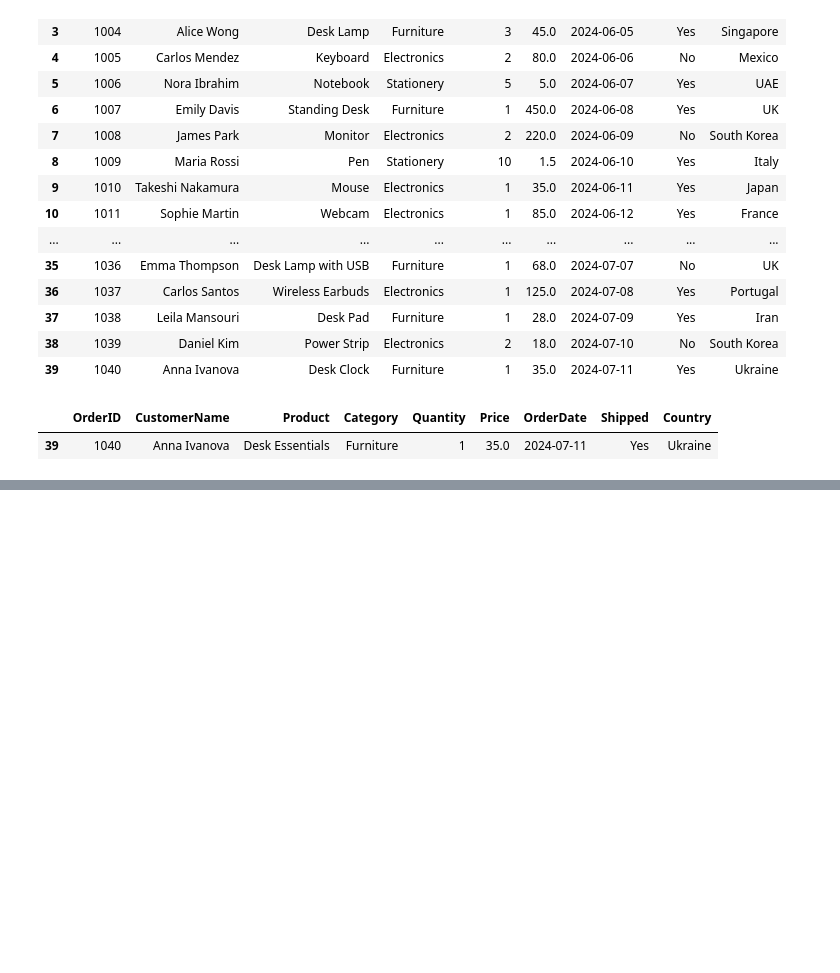
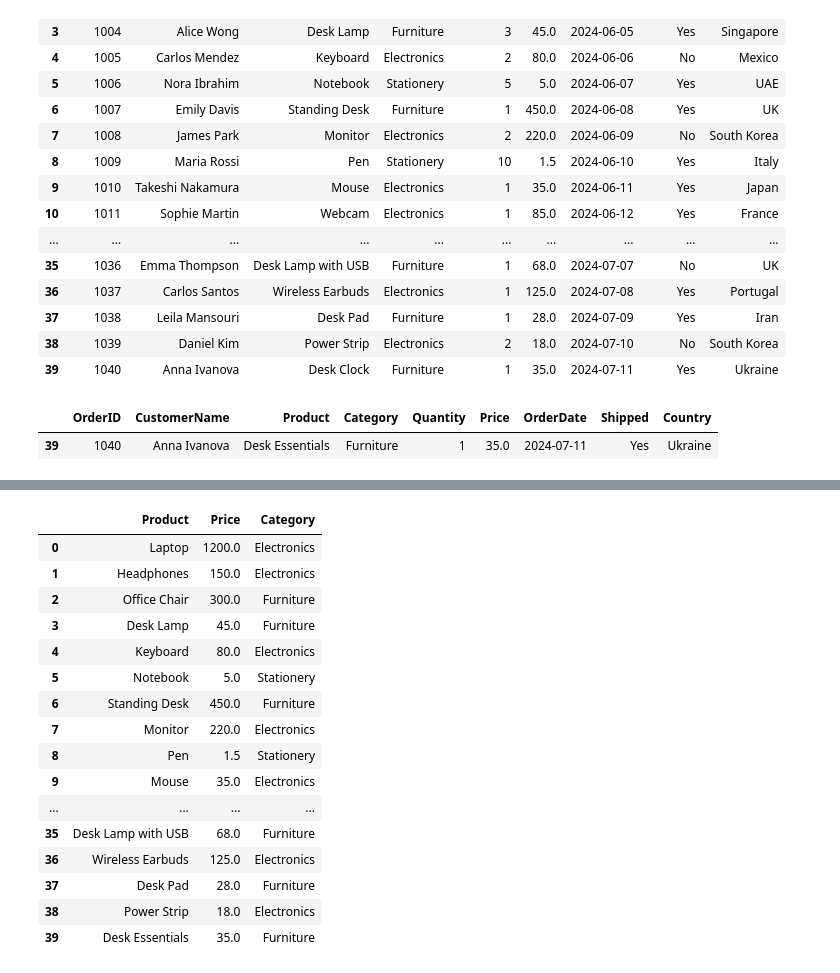
Before and after one commit to TJ-Projects3/Pandas-Practice, a Jupyter notebook: pandas.ipynb, the cells around one changed output, grey strips where cells are left out. Cells and saved outputs as stored; diff of their text form; code cells hidden in the pictures; blank space fills up the shorter version.

```diff
--- a/pandas.ipynb
+++ b/pandas.ipynb
@@ -188,0 +252,20 @@ df.loc[df["CustomerName"] == "Anna Ivanova"]
+# %%
+df[["Product", "Price", "Category"]]
+# %% [output]
+|  | Product | Price | Category |
+| 0 | Laptop | 1200.0 | Electronics |
+| 1 | Headphones | 150.0 | Electronics |
+| 2 | Office Chair | 300.0 | Furniture |
+| 3 | Desk Lamp | 45.0 | Furniture |
+| 4 | Keyboard | 80.0 | Electronics |
+| 5 | Notebook | 5.0 | Stationery |
+| 6 | Standing Desk | 450.0 | Furniture |
+| 7 | Monitor | 220.0 | Electronics |
+| 8 | Pen | 1.5 | Stationery |
+| 9 | Mouse | 35.0 | Electronics |
+| ... | ... | ... | ... |
+| 35 | Desk Lamp with USB | 68.0 | Furniture |
+| 36 | Wireless Earbuds | 125.0 | Electronics |
+| 37 | Desk Pad | 28.0 | Furniture |
+| 38 | Power Strip | 18.0 | Electronics |
+| 39 | Desk Essentials | 35.0 | Furniture |
```
Also changed, not shown: parts of 15 cells of this notebook.
